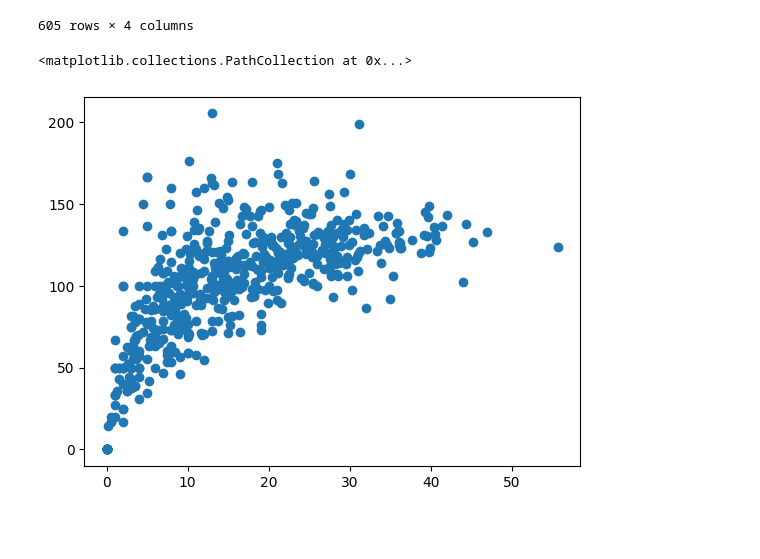
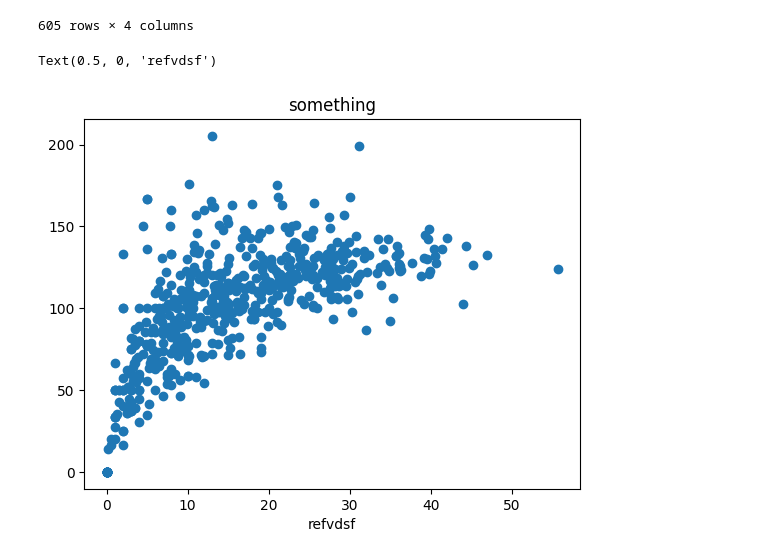
Before and after one commit to Abhinav09062005/python-, a Jupyter notebook: chapter4/mathplotlib1.ipynb, the cells around one changed output. Cells and saved outputs as stored; diff of their text form; code cells hidden in the pictures; blank space fills up the shorter version.

```diff
--- a/chapter4/mathplotlib1.ipynb
+++ b/chapter4/mathplotlib1.ipynb
@@ -105,6 +105,8 @@ batters
 # %%
 fig, ax=plt.subplots()
 ax.scatter(batters['avg'],batters['strike_rate'])
+ax.set_title('something')
+ax.set_xlabel('refvdsf')
 # %% [output]
-<matplotlib.collections.PathCollection at 0x...>
+Text(0.5, 0, 'refvdsf')
-[figure, old version]
+[figure, new version]
```
